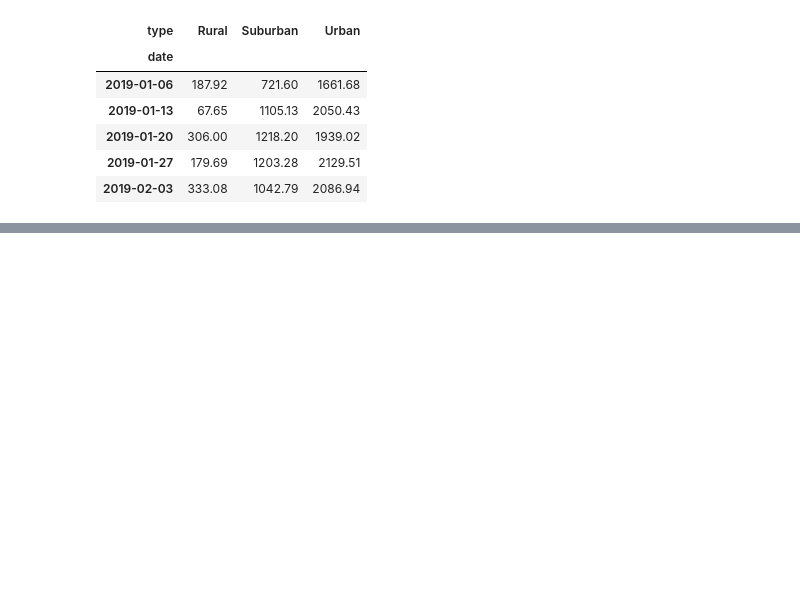
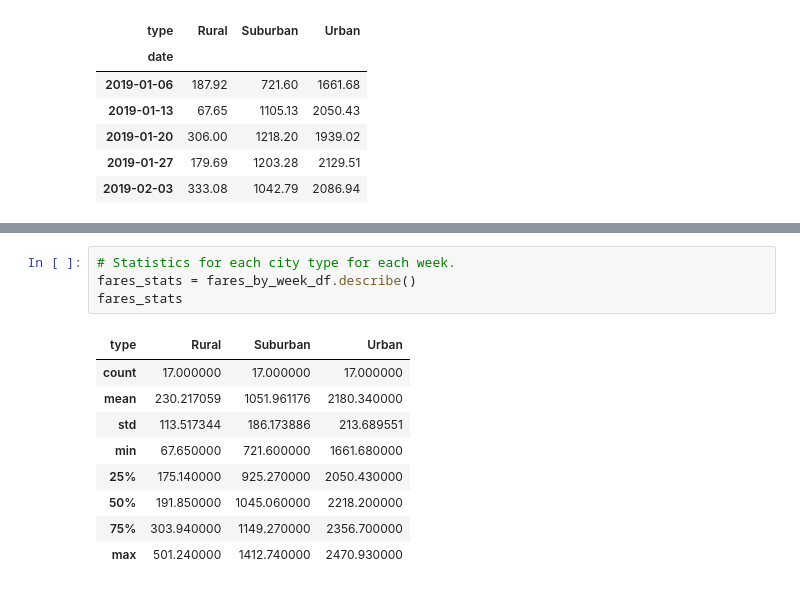
Before and after one commit to Shelka4444/PyBer_Analysis, a Jupyter notebook: PyBer_Challenge.ipynb, the cells around one changed output, grey strips where cells are left out. Drawn from its saved outputs; the diff is of its cells as text; blank space fills up the shorter version.

```diff
--- a/PyBer_Challenge.ipynb
+++ b/PyBer_Challenge.ipynb
@@ -242,3 +243,17 @@ plt.savefig("Analysis/Total_Fares_City_Type.png")
 plt.show()
 # %% [output]
 [figure]
+# %%
+# Statistics for each city type for each week.
+fares_stats = fares_by_week_df.describe()
+fares_stats
+# %% [output]
+| type | Rural | Suburban | Urban |
+| count | 17.000000 | 17.000000 | 17.000000 |
+| mean | 230.217059 | 1051.961176 | 2180.340000 |
+| std | 113.517344 | 186.173886 | 213.689551 |
+| min | 67.650000 | 721.600000 | 1661.680000 |
+| 25% | 175.140000 | 925.270000 | 2050.430000 |
+| 50% | 191.850000 | 1045.060000 | 2218.200000 |
+| 75% | 303.940000 | 1149.270000 | 2356.700000 |
+| max | 501.240000 | 1412.740000 | 2470.930000 |
```
Also changed, not shown: parts of 2 cells of this notebook.
